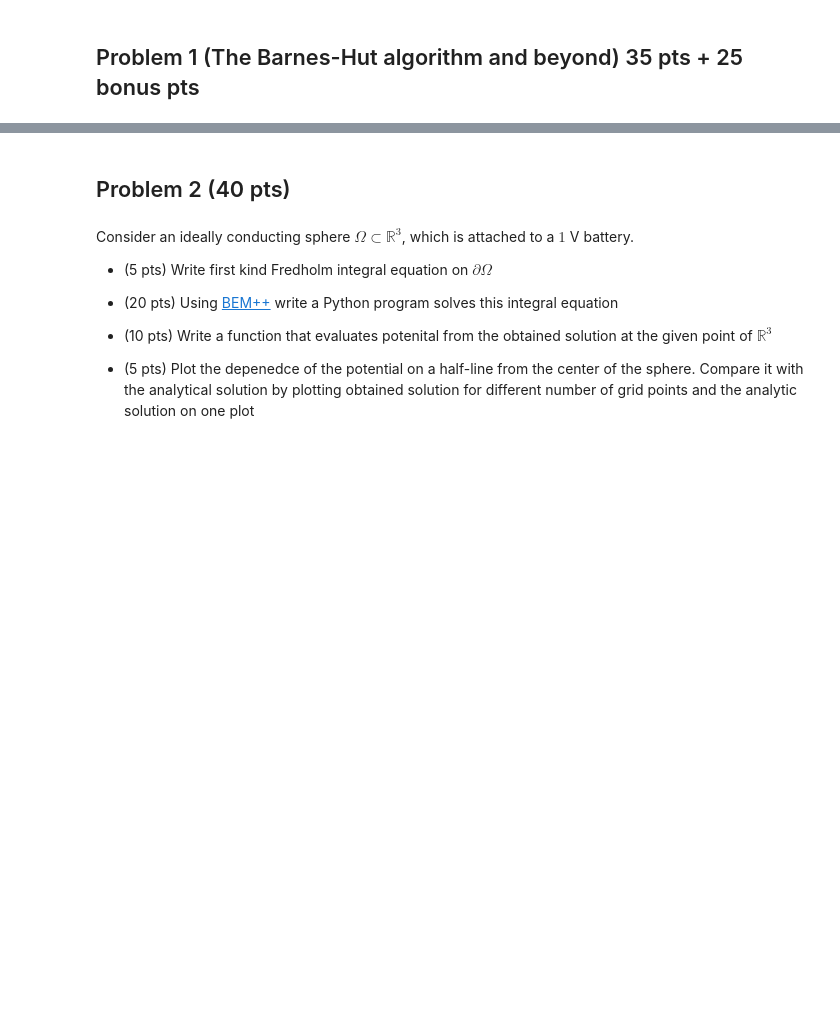
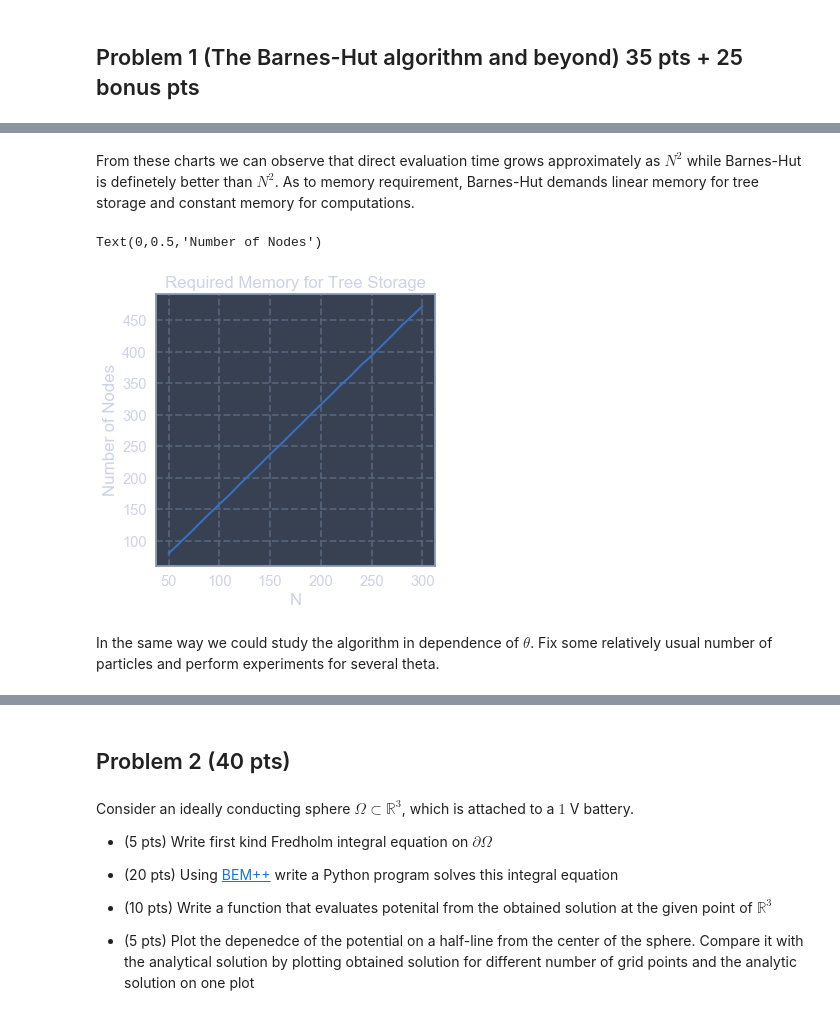
Before and after one commit to XuMuK1/fastpdehw, a Jupyter notebook: ps1/PS1.ipynb, the cells around one changed output, grey strips where cells are left out. Saved outputs shown, nothing was run; the diff lists cells and outputs as text; code cells hidden in the pictures; blank space fills up the shorter version.

```diff
--- a/ps1/PS1.ipynb
+++ b/ps1/PS1.ipynb
@@ -61,0 +171,14 @@ This almost leads us to the FMM algorithm with only one exception: only one term
+# %% [markdown]
+From these charts we can observe that direct evaluation time grows approximately as $N^2$ while Barnes-Hut is definetely better than $N^2$. As to memory requirement, Barnes-Hut demands linear memory for tree storage and constant memory for computations.
+# %%
+f,ax =plt.subplots(figsize=(5,5))
+
+ax.plot(Ns,np.mean(memsBH,axis=0))
+ax.set_title('Required Memory for Tree Storage')
+ax.set_xlabel('N')
+ax.set_ylabel('Number of Nodes')
+# %% [output]
+Text(0,0.5,'Number of Nodes')
+[figure, added]
+# %% [markdown]
+In the same way we could study the algorithm in dependence of $\theta$. Fix some relatively usual number of particles and perform experiments for several theta.
```
Also changed, not shown: parts of 12 cells of this notebook, 4 other files.
